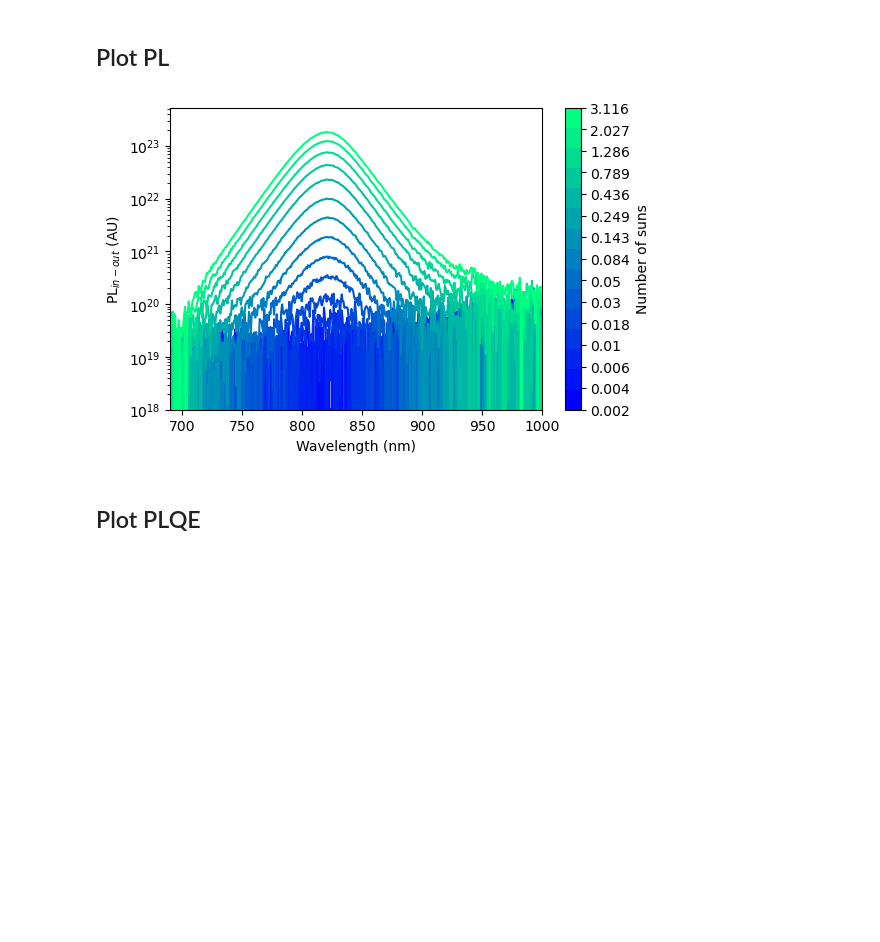
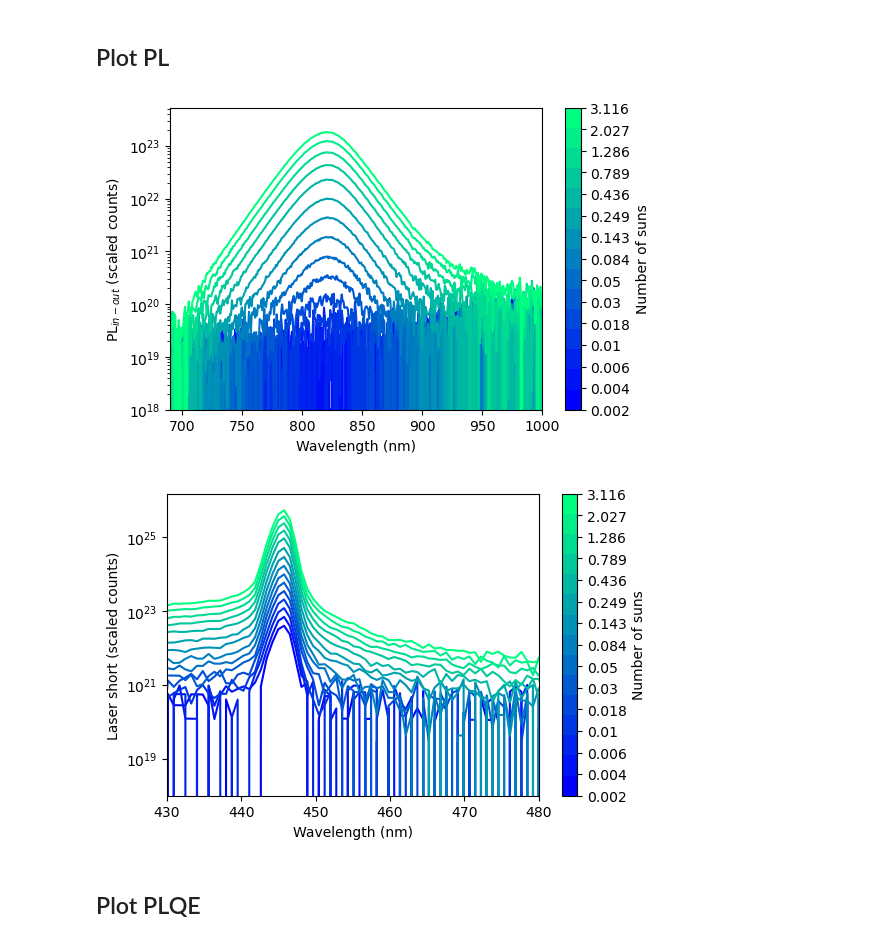
Before and after one commit to akashdasgupta/Intensity_dependant_PLQE, a Jupyter notebook: analysis/Analysis.ipynb, the cells around one changed output. Drawn from its saved outputs; the diff is of its cells as text; code cells hidden in the pictures; blank space fills up the shorter version.

```diff
--- a/analysis/Analysis.ipynb
+++ b/analysis/Analysis.ipynb
@@ -3,11 +3,11 @@
 # %%
 from analysis_functions import *
 # %%
-datapath = r" "
+datapath = r"\\cmfs1.physics.ox.ac.uk\cm\akashdasgupta\test4_2"
 laser_range = (430, 480)
 PL_range = (690,1000)
-fuature_correction_cutoff = 600
-power_at_1sun = 0.0007
+feature_correction_cutoff = 600
+power_at_1sun = 0.0007 # in W from powermeter
 
 # optional stuff
 bandgap = 1.5
@@ -15,7 +15,7 @@ auto_bandgap = True # overwrites bandgap
 # %% [markdown]
 ## Load and process data:
 # %%
-measurement_db = load_data(datapath, fuature_correction_cutoff)
+measurement_db = load_data(datapath, feature_correction_cutoff)
 powers,PLQE,PLQE_noout = calculate_PLQE(measurement_db, laser_range, PL_range)
 
 if auto_bandgap:
@@ -38,32 +38,61 @@ Using optical bandgap of: 1.5112861509427917eV
 # %%
 powers = measurement_db["in_empty_subtracted"][0]
 
 cmap = mpl.cm.get_cmap('winter', len(powers))
 c = np.arange(1, len(powers) + 1)
 
 fig, ax = plt.subplots(dpi=100)
 dummie_cax = ax.scatter(c, c, c=c, cmap=cmap)
 ax.cla()
 
 for i in range(len(measurement_db["in_empty_subtracted"][0])):
     ax.plot(measurement_db["in_empty_subtracted"][2][i][:,0],
             measurement_db["in_empty_subtracted"][2][i][:,1] - measurement_db["out_empty_subtracted"][2][i][:,1],
             color=cmap(i))
 ax.set_xlim(PL_range) # feel free to change this
 plt.yscale('log')
 
 
 ax.set_ylim(1e18) # Lower limit, CHANGE THIS AS NEEDED
 ax.set_xlabel('Wavelength (nm)')
-ax.set_ylabel('PL$_{in - out}$ (AU)')
+ax.set_ylabel('PL$_{in - out}$ (scaled counts)')
 
 cbar = plt.colorbar(dummie_cax, ticks=c)
 cbar.ax.set_yticklabels([round(i, 3) for i in powers/power_at_1sun])
 cbar.ax.set_ylabel("Number of suns")
 
 plt.show()
+
+
+powers = measurement_db["in_empty_subtracted"][0]
+
+cmap = mpl.cm.get_cmap('winter', len(powers))
+c = np.arange(1, len(powers) + 1)
+
+fig, ax = plt.subplots(dpi=100)
+dummie_cax = ax.scatter(c, c, c=c, cmap=cmap)
+ax.cla()
+
+for i in range(len(measurement_db["in_empty_subtracted"][0])):
+    ax.plot(measurement_db["empty"][1][i][:,0],
+            measurement_db["empty"][1][i][:,1],
+            color=cmap(i))
+ax.set_xlim(laser_range) # feel free to change this
+plt.yscale('log')
+
+
+ax.set_ylim(1e18) # Lower limit, CHANGE THIS AS NEEDED
+ax.set_xlabel('Wavelength (nm)')
+ax.set_ylabel('Laser short (scaled counts)')
+
+cbar = plt.colorbar(dummie_cax, ticks=c)
+cbar.ax.set_yticklabels([round(i, 3) for i in powers/power_at_1sun])
+cbar.ax.set_ylabel("Number of suns")
+
+plt.show()
 # %% [output]
-[figure, old version]
+[figure, new version]
+[figure, added]
 # %% [markdown]
 ## Plot PLQE
 # %%
```
Also changed, not shown: parts of 2 cells of this notebook, 1 other file.
